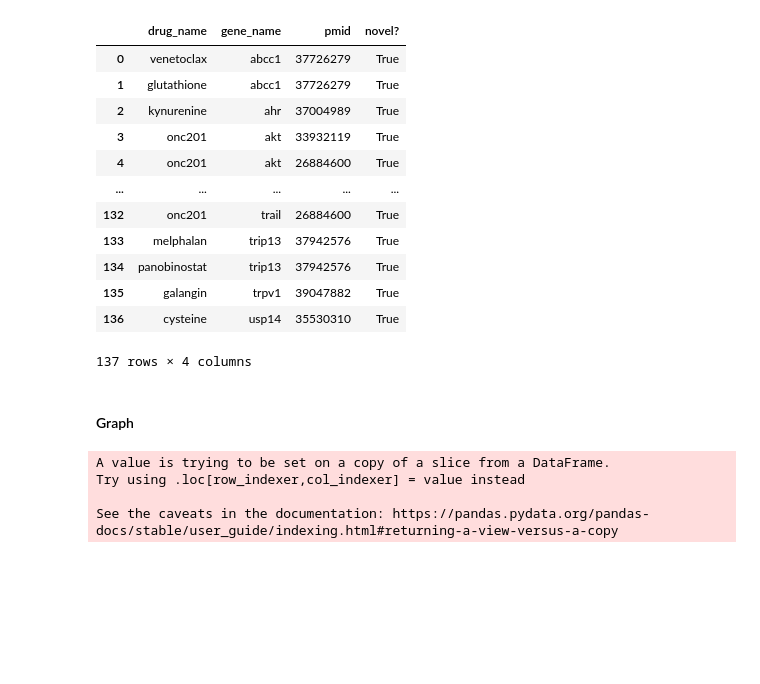
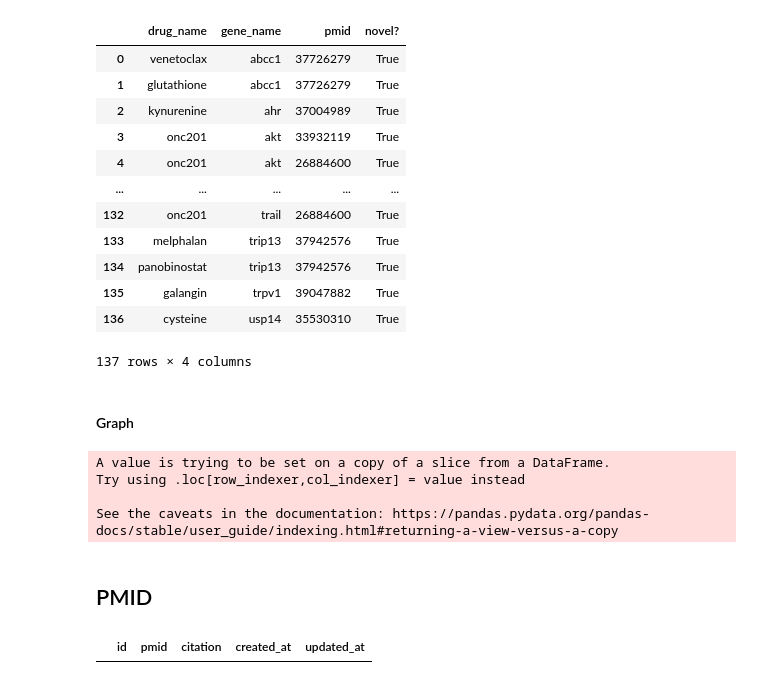
Before and after one commit to mcannon068nw/clinical-score-2, a Jupyter notebook: research/ontological-expansion/novelty.ipynb, the cells around one changed output. Cells and saved outputs as stored; diff of their text form; code cells hidden in the pictures; blank space fills up the shorter version.

```diff
--- a/research/ontological-expansion/novelty.ipynb
+++ b/research/ontological-expansion/novelty.ipynb
@@ -271,3 +271,9 @@ A value is trying to be set on a copy of a slice from a DataFrame.
 Try using .loc[row_indexer,col_indexer] = value instead
 
 See the caveats in the documentation: https://pandas.pydata.org/pandas-docs/stable/user_guide/indexing.html#returning-a-view-versus-a-copy
+# %% [markdown]
+## PMID
+# %%
+df
+# %% [output]
+|  | id | pmid | citation | created_at | updated_at |
```
Also changed, not shown: parts of 1 cell of this notebook, 1 other file.
